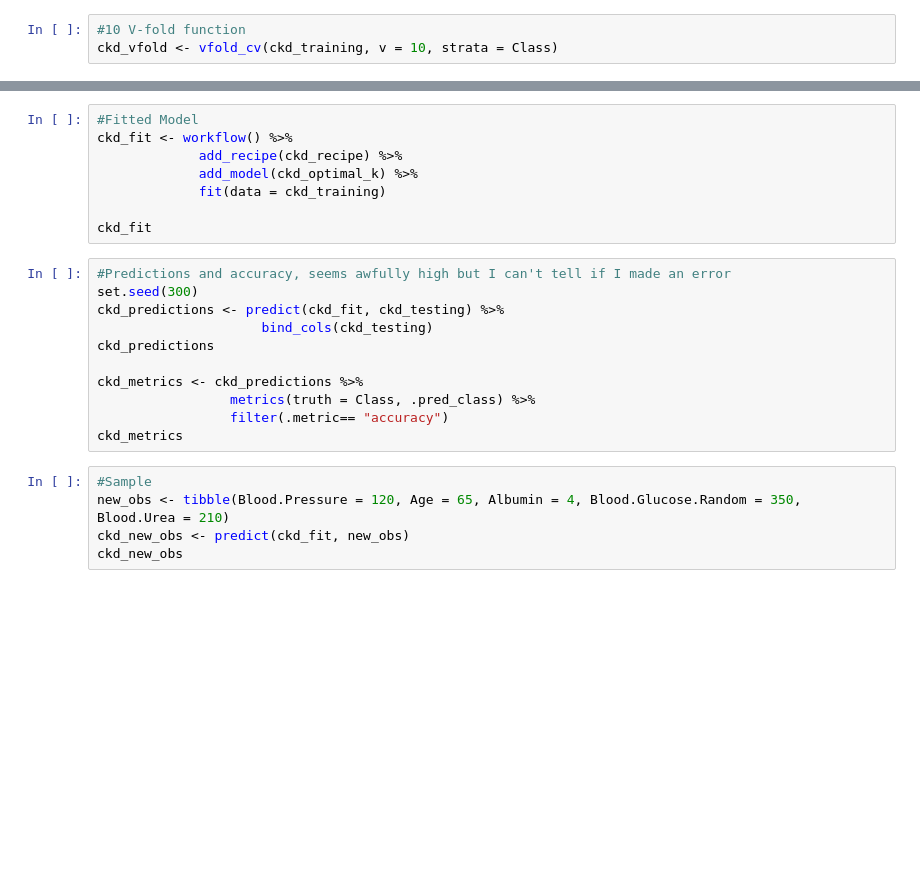
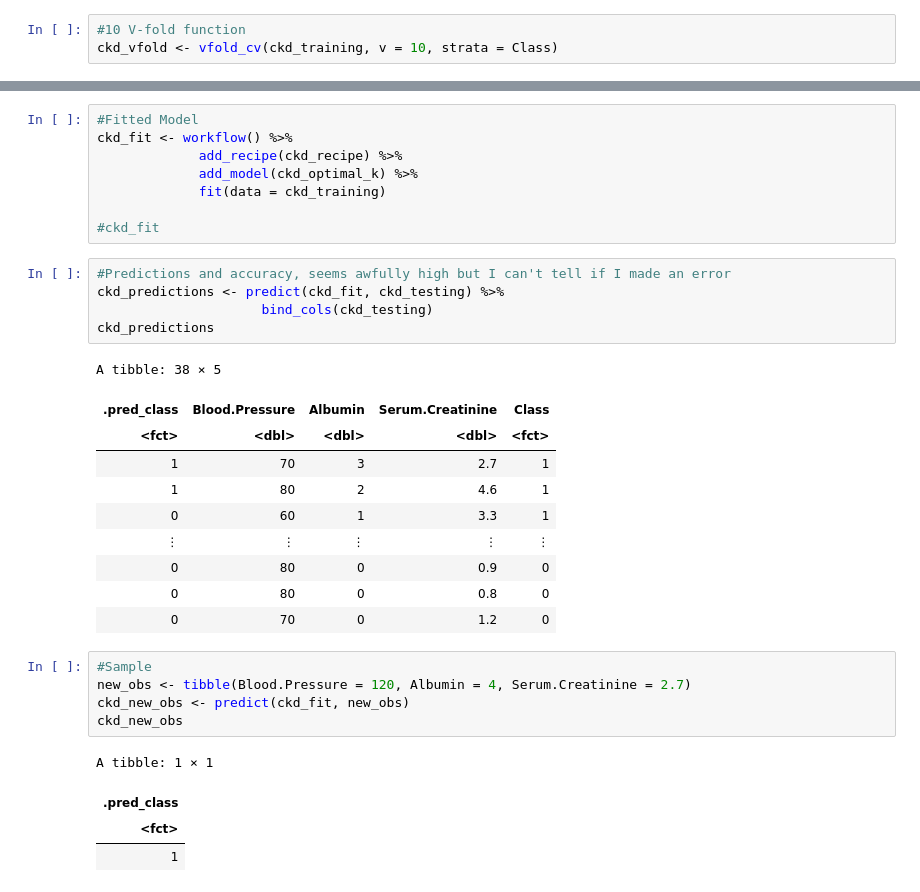
Before and after one commit to callen02/DSCI100_Group_25_Project, a Jupyter notebook: Proposal_Methods_Results.ipynb, the cells around one changed output, grey strips where cells are left out. Saved outputs shown, nothing was run; the diff lists cells and outputs as text; blank space fills up the shorter version.

```diff
--- a/Proposal_Methods_Results.ipynb
+++ b/Proposal_Methods_Results.ipynb
@@ -275,20 +278,30 @@ ckd_fit <- workflow() %>%
              add_model(ckd_optimal_k) %>%
              fit(data = ckd_training)
 
-ckd_fit
+#ckd_fit
 # %%
 #Predictions and accuracy, seems awfully high but I can't tell if I made an error
-set.seed(300)
 ckd_predictions <- predict(ckd_fit, ckd_testing) %>%
                      bind_cols(ckd_testing)
 ckd_predictions
-
-ckd_metrics <- ckd_predictions %>%
-                 metrics(truth = Class, .pred_class) %>%
-                 filter(.metric== "accuracy")
-ckd_metrics
+# %% [output]
+A tibble: 38 × 5
+| .pred_class | Blood.Pressure | Albumin | Serum.Creatinine | Class |
+| <fct> | <dbl> | <dbl> | <dbl> | <fct> |
+| 1 | 70 | 3 | 2.7 | 1 |
+| 1 | 80 | 2 | 4.6 | 1 |
+| 0 | 60 | 1 | 3.3 | 1 |
+| ⋮ | ⋮ | ⋮ | ⋮ | ⋮ |
+| 0 | 80 | 0 | 0.9 | 0 |
+| 0 | 80 | 0 | 0.8 | 0 |
+| 0 | 70 | 0 | 1.2 | 0 |
 # %%
 #Sample
-new_obs <- tibble(Blood.Pressure = 120, Age = 65, Albumin = 4, Blood.Glucose.Random = 350, Blood.Urea = 210)
+new_obs <- tibble(Blood.Pressure = 120, Albumin = 4, Serum.Creatinine = 2.7)
 ckd_new_obs <- predict(ckd_fit, new_obs)
 ckd_new_obs
+# %% [output]
+A tibble: 1 × 1
+| .pred_class |
+| <fct> |
+| 1 |
```
Also changed, not shown: parts of 21 cells of this notebook.
